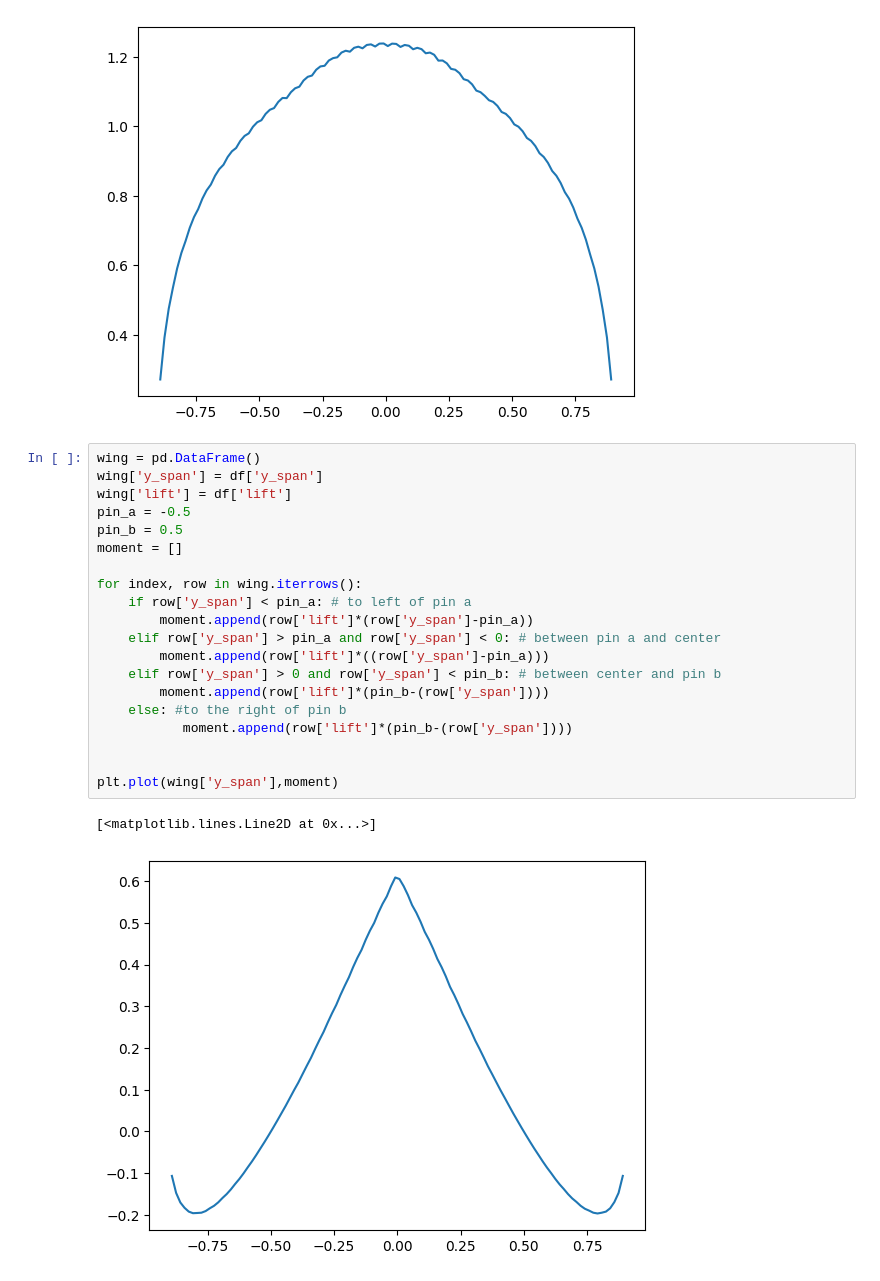
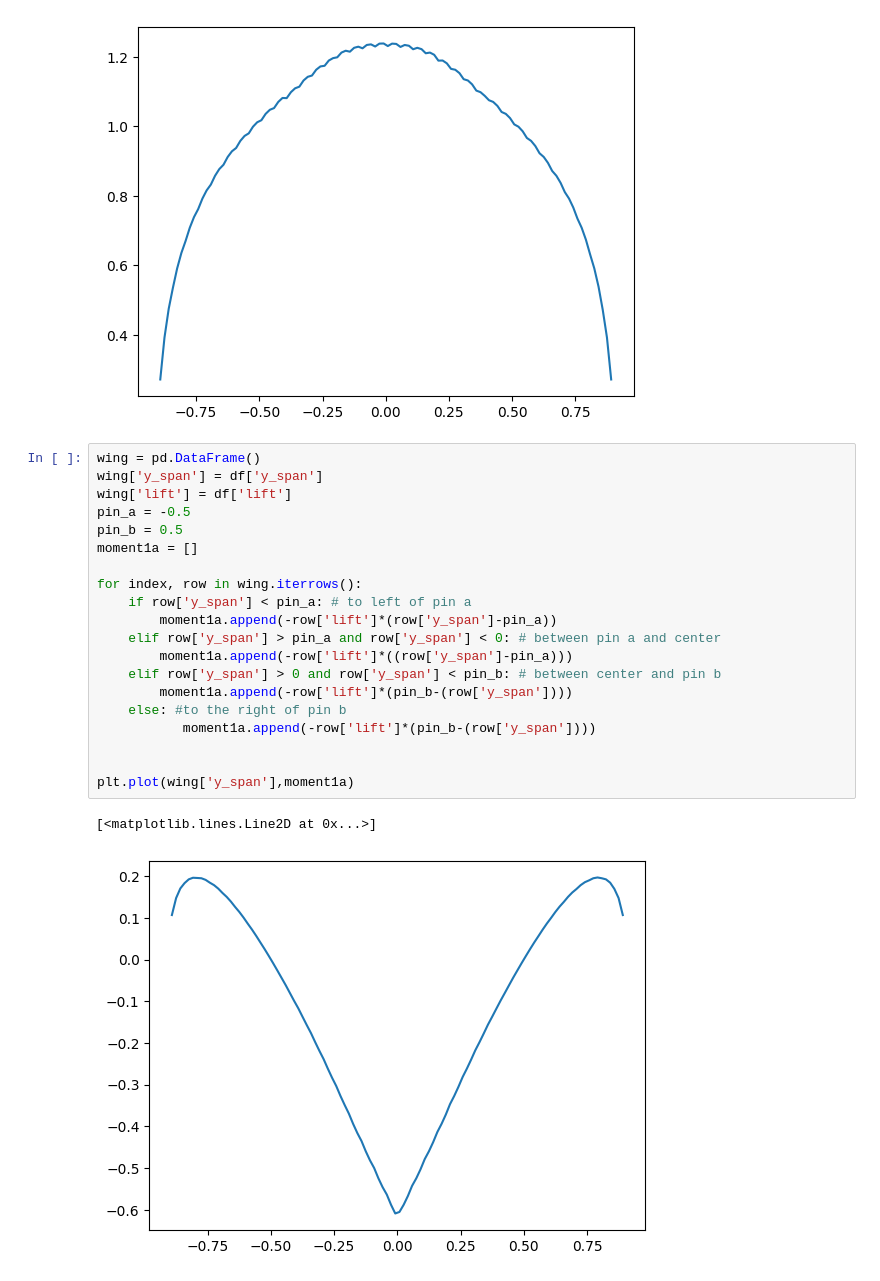
Before and after one commit to ubcuas/Aircraft-Scripts-2023, a Jupyter notebook: Beam_bending_Python/main.ipynb, the cells around one changed output. Drawn from its saved outputs; the diff is of its cells as text.

```diff
--- a/Beam_bending_Python/main.ipynb
+++ b/Beam_bending_Python/main.ipynb
@@ -20,23 +37,23 @@ plt.plot(df['y_span'],df['lift'])
 # %%
 wing = pd.DataFrame()
 wing['y_span'] = df['y_span']
 wing['lift'] = df['lift']
 pin_a = -0.5
 pin_b = 0.5
-moment = []
+moment1a = []
 
 for index, row in wing.iterrows():
     if row['y_span'] < pin_a: # to left of pin a
-        moment.append(row['lift']*(row['y_span']-pin_a))
+        moment1a.append(-row['lift']*(row['y_span']-pin_a))
     elif row['y_span'] > pin_a and row['y_span'] < 0: # between pin a and center
-        moment.append(row['lift']*((row['y_span']-pin_a)))
+        moment1a.append(-row['lift']*((row['y_span']-pin_a)))
     elif row['y_span'] > 0 and row['y_span'] < pin_b: # between center and pin b
-        moment.append(row['lift']*(pin_b-(row['y_span'])))
+        moment1a.append(-row['lift']*(pin_b-(row['y_span'])))
     else: #to the right of pin b
-           moment.append(row['lift']*(pin_b-(row['y_span'])))
+           moment1a.append(-row['lift']*(pin_b-(row['y_span'])))
 
 
-plt.plot(wing['y_span'],moment)
+plt.plot(wing['y_span'],moment1a)
 # %% [output]
 [<matplotlib.lines.Line2D at 0x...>]
-[figure, old version]
+[figure, new version]
```
Also changed, not shown: parts of 11 cells of this notebook.
